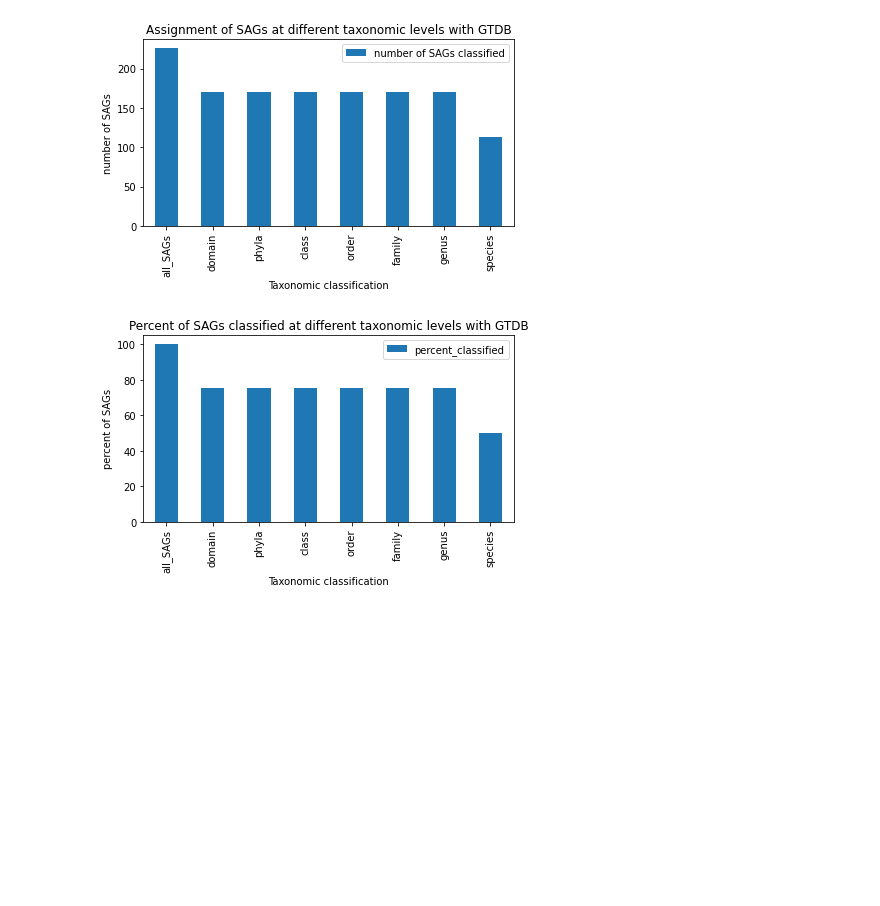
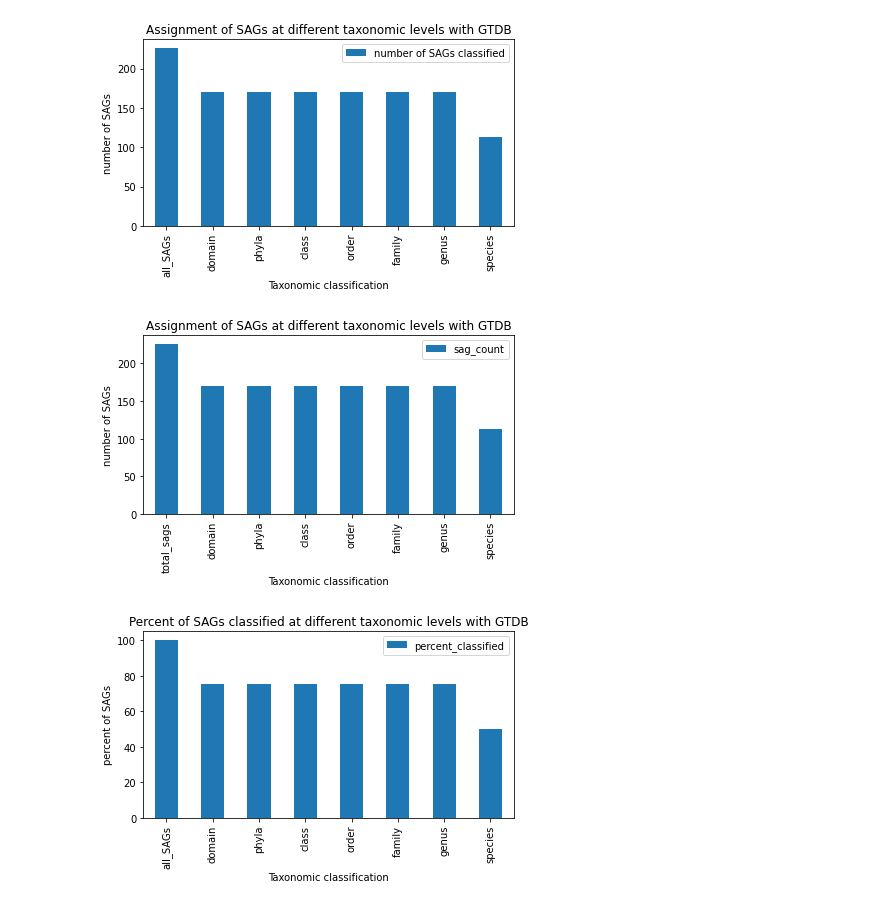
Before and after one commit to Bigelow-SCG-Course/day2AM_taxonomic_classification, a Jupyter notebook: day2_AM_taxonomic_classification.ipynb, the cells around one changed output. Cells and saved outputs as stored; diff of their text form; code cells hidden in the pictures; blank space fills up the shorter version.

Commit message:
a couple additions to the classification tutorial noteboo, adds gitignore

```diff
--- a/day2_AM_taxonomic_classification.ipynb
+++ b/day2_AM_taxonomic_classification.ipynb
@@ -216,6 +246,29 @@ plt.tight_layout()
 plt.savefig("figs/GTDB_taxonomic_levels.pdf")
 # %% [output]
 [figure]
+# %%
+# alternative approach:
+
+class_count = {}
+
+class_count['total_sags'] = len(master_df)
+
+for level in ['domain','phyla','class','order','family','genus','species']:
+    # it's a true assignment if there's text beyond 'x__' which is a three-character string
+
+    class_count[level] = len([i for i in class_df[level] if len(i) > 3])
+
+
+class_count_df = pd.DataFrame(data = {'tax_level':class_count.keys(), 'sag_count':class_count.values()})
+
+class_count_df.plot(kind='bar', x='tax_level', y='sag_count')
+plt.xlabel('Taxonomic classification')
+plt.ylabel('number of SAGs')
+plt.title('Assignment of SAGs at different taxonomic levels with GTDB')
+
+plt.tight_layout()
+# %% [output]
+[figure, added]
 # %%
 # add a column to the dataframe that is the percent of SAGs and replot.
 # use the tsags variable previously created to calculate the percent of SAGs that were classified
```
Also changed, not shown: parts of 13 cells of this notebook, 1 other file.
